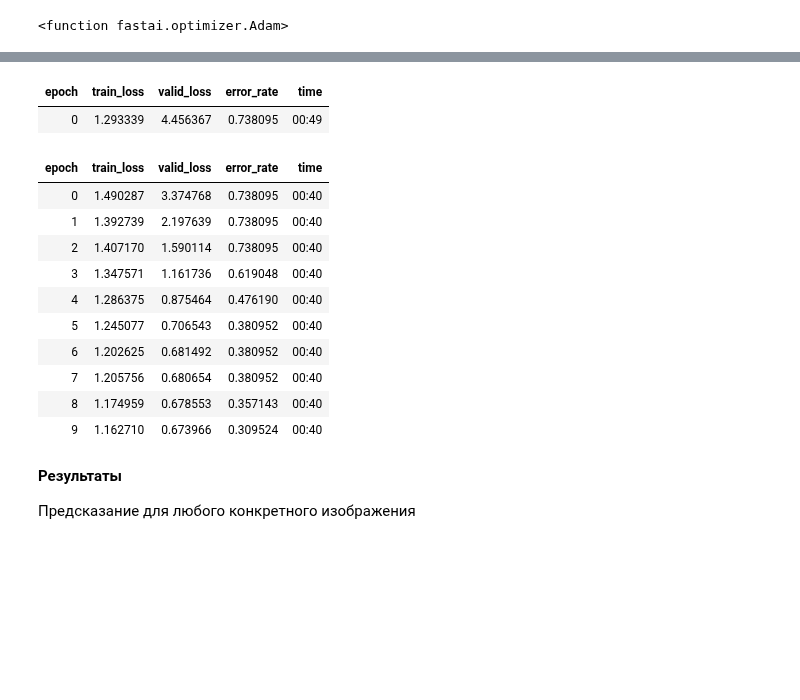
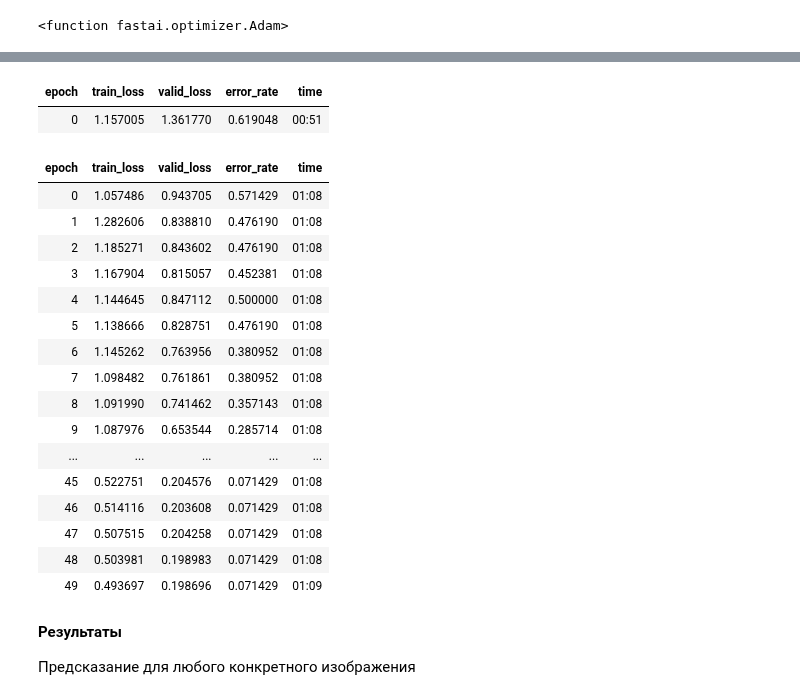
Before and after one commit to avkornaev/Fast_AI_course, a Jupyter notebook: IRI_defects_detection.ipynb, the cells around one changed output, grey strips where cells are left out. Drawn from its saved outputs; the diff is of its cells as text; code cells hidden in the pictures; blank space fills up the shorter version.

```diff
--- a/IRI_defects_detection.ipynb
+++ b/IRI_defects_detection.ipynb
@@ -58,3 +65,3 @@ dls.show_batch()
 # %%
-learn = cnn_learner(dls,resnet18,metrics=error_rate,pretrained=True)
+learn = cnn_learner(dls,resnet34,metrics=error_rate,pretrained=True,lr=0.00145)
 # %% [output]
@@ -80,19 +94,25 @@ learn.lr_find()
 # %%
-learn.fine_tune(10)
+learn.fine_tune(50)
 # %% [output]
 | epoch | train_loss | valid_loss | error_rate | time |
-| 0 | 1.293339 | 4.456367 | 0.738095 | 00:49 |
+| 0 | 1.157005 | 1.361770 | 0.619048 | 00:51 |
 | epoch | train_loss | valid_loss | error_rate | time |
-| 0 | 1.490287 | 3.374768 | 0.738095 | 00:40 |
-| 1 | 1.392739 | 2.197639 | 0.738095 | 00:40 |
-| 2 | 1.407170 | 1.590114 | 0.738095 | 00:40 |
-| 3 | 1.347571 | 1.161736 | 0.619048 | 00:40 |
-| 4 | 1.286375 | 0.875464 | 0.476190 | 00:40 |
-| 5 | 1.245077 | 0.706543 | 0.380952 | 00:40 |
-| 6 | 1.202625 | 0.681492 | 0.380952 | 00:40 |
-| 7 | 1.205756 | 0.680654 | 0.380952 | 00:40 |
-| 8 | 1.174959 | 0.678553 | 0.357143 | 00:40 |
-| 9 | 1.162710 | 0.673966 | 0.309524 | 00:40 |
+| 0 | 1.057486 | 0.943705 | 0.571429 | 01:08 |
+| 1 | 1.282606 | 0.838810 | 0.476190 | 01:08 |
+| 2 | 1.185271 | 0.843602 | 0.476190 | 01:08 |
+| 3 | 1.167904 | 0.815057 | 0.452381 | 01:08 |
+| 4 | 1.144645 | 0.847112 | 0.500000 | 01:08 |
+| 5 | 1.138666 | 0.828751 | 0.476190 | 01:08 |
+| 6 | 1.145262 | 0.763956 | 0.380952 | 01:08 |
+| 7 | 1.098482 | 0.761861 | 0.380952 | 01:08 |
+| 8 | 1.091990 | 0.741462 | 0.357143 | 01:08 |
+| 9 | 1.087976 | 0.653544 | 0.285714 | 01:08 |
+| ... | ... | ... | ... | ... |
+| 45 | 0.522751 | 0.204576 | 0.071429 | 01:08 |
+| 46 | 0.514116 | 0.203608 | 0.071429 | 01:08 |
+| 47 | 0.507515 | 0.204258 | 0.071429 | 01:08 |
+| 48 | 0.503981 | 0.198983 | 0.071429 | 01:08 |
+| 49 | 0.493697 | 0.198696 | 0.071429 | 01:09 |
 # %% [markdown]
 **Результаты**
 
```
Also changed, not shown: parts of 16 cells of this notebook.
